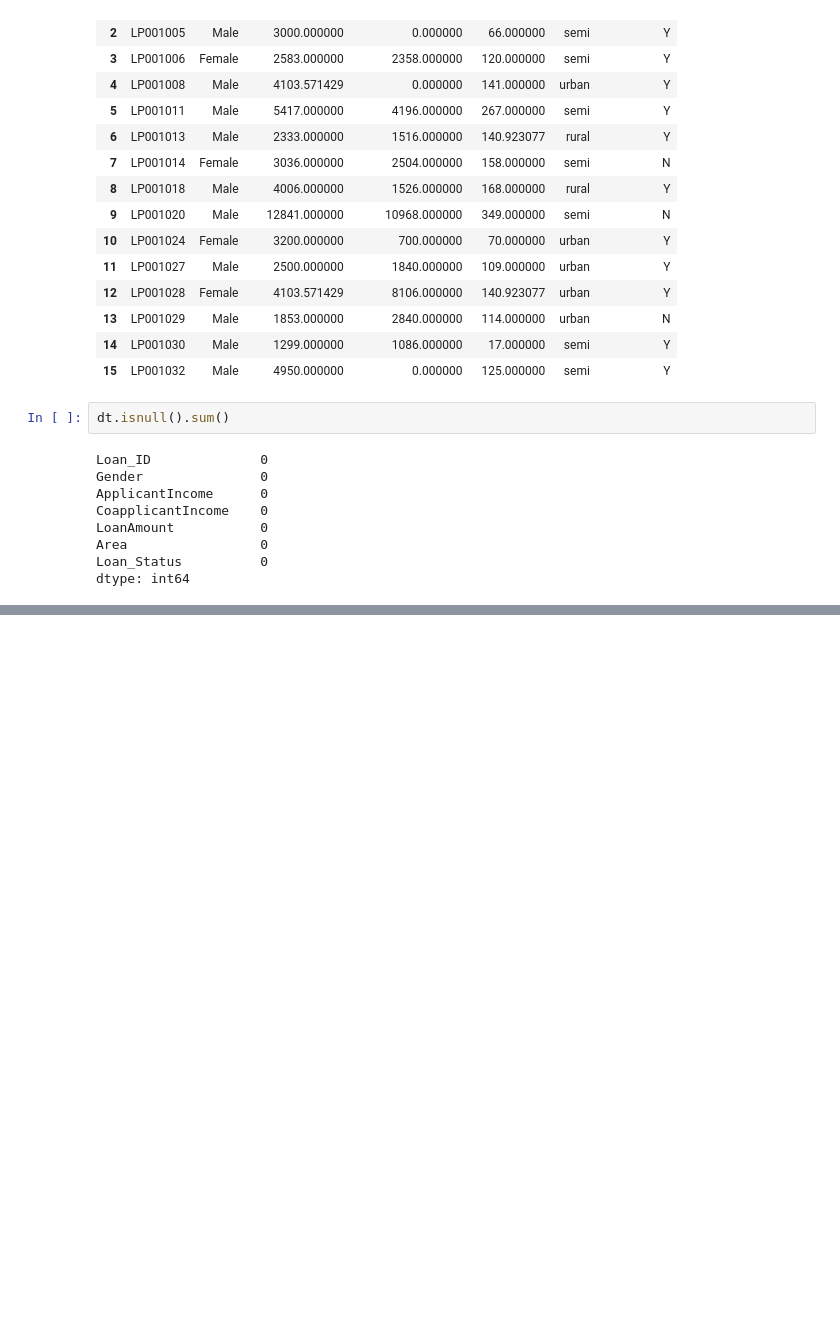
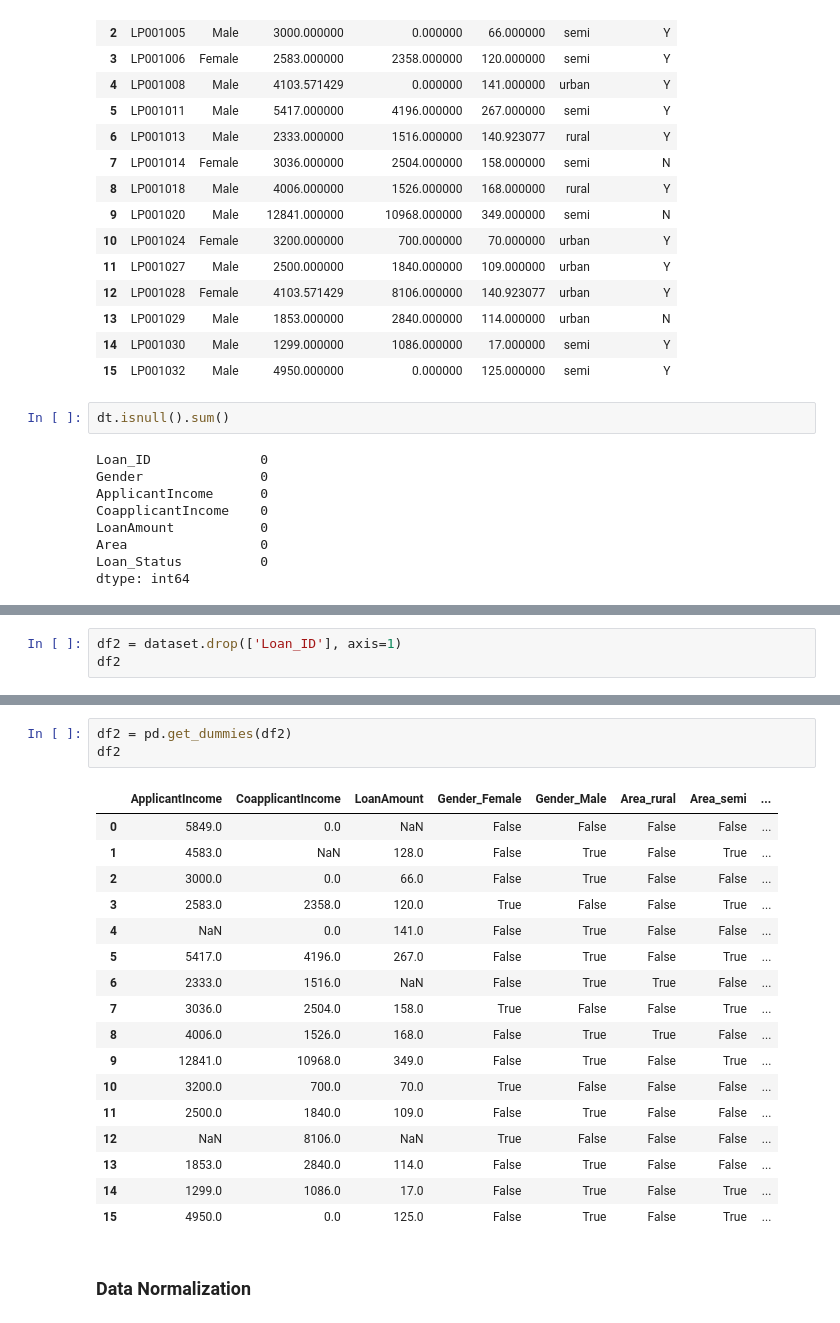
Before and after one commit to vishaltechevangelist/cds_and_ml, a Jupyter notebook: notebooks/data-preprocessing.ipynb, the cells around one changed output, grey strips where cells are left out. Saved outputs shown, nothing was run; the diff lists cells and outputs as text; blank space fills up the shorter version.

Commit message:
completing data preprocessing forwarding label encoding, data normalization, train-test splot

```diff
--- a/notebooks/data-preprocessing.ipynb
+++ b/notebooks/data-preprocessing.ipynb
@@ -295,0 +346,3 @@ dtype: int64
+# %%
+df2 = dataset.drop(['Loan_ID'], axis=1)
+df2
@@ -295,0 +367,23 @@ dtype: int64
+# %%
+df2 = pd.get_dummies(df2)
+df2
+# %% [output]
+|  | ApplicantIncome | CoapplicantIncome | LoanAmount | Gender_Female | Gender_Male | Area_rural | Area_semi | ... |
+| 0 | 5849.0 | 0.0 | NaN | False | False | False | False | ... |
+| 1 | 4583.0 | NaN | 128.0 | False | True | False | True | ... |
+| 2 | 3000.0 | 0.0 | 66.0 | False | True | False | False | ... |
+| 3 | 2583.0 | 2358.0 | 120.0 | True | False | False | True | ... |
+| 4 | NaN | 0.0 | 141.0 | False | True | False | False | ... |
+| 5 | 5417.0 | 4196.0 | 267.0 | False | True | False | True | ... |
+| 6 | 2333.0 | 1516.0 | NaN | False | True | True | False | ... |
+| 7 | 3036.0 | 2504.0 | 158.0 | True | False | False | True | ... |
+| 8 | 4006.0 | 1526.0 | 168.0 | False | True | True | False | ... |
+| 9 | 12841.0 | 10968.0 | 349.0 | False | True | False | True | ... |
+| 10 | 3200.0 | 700.0 | 70.0 | True | False | False | False | ... |
+| 11 | 2500.0 | 1840.0 | 109.0 | False | True | False | False | ... |
+| 12 | NaN | 8106.0 | NaN | True | False | False | False | ... |
+| 13 | 1853.0 | 2840.0 | 114.0 | False | True | False | False | ... |
+| 14 | 1299.0 | 1086.0 | 17.0 | False | True | False | True | ... |
+| 15 | 4950.0 | 0.0 | 125.0 | False | True | False | True | ... |
+# %% [markdown]
+### Data Normalization
```
Also changed, not shown: parts of 28 cells of this notebook.
